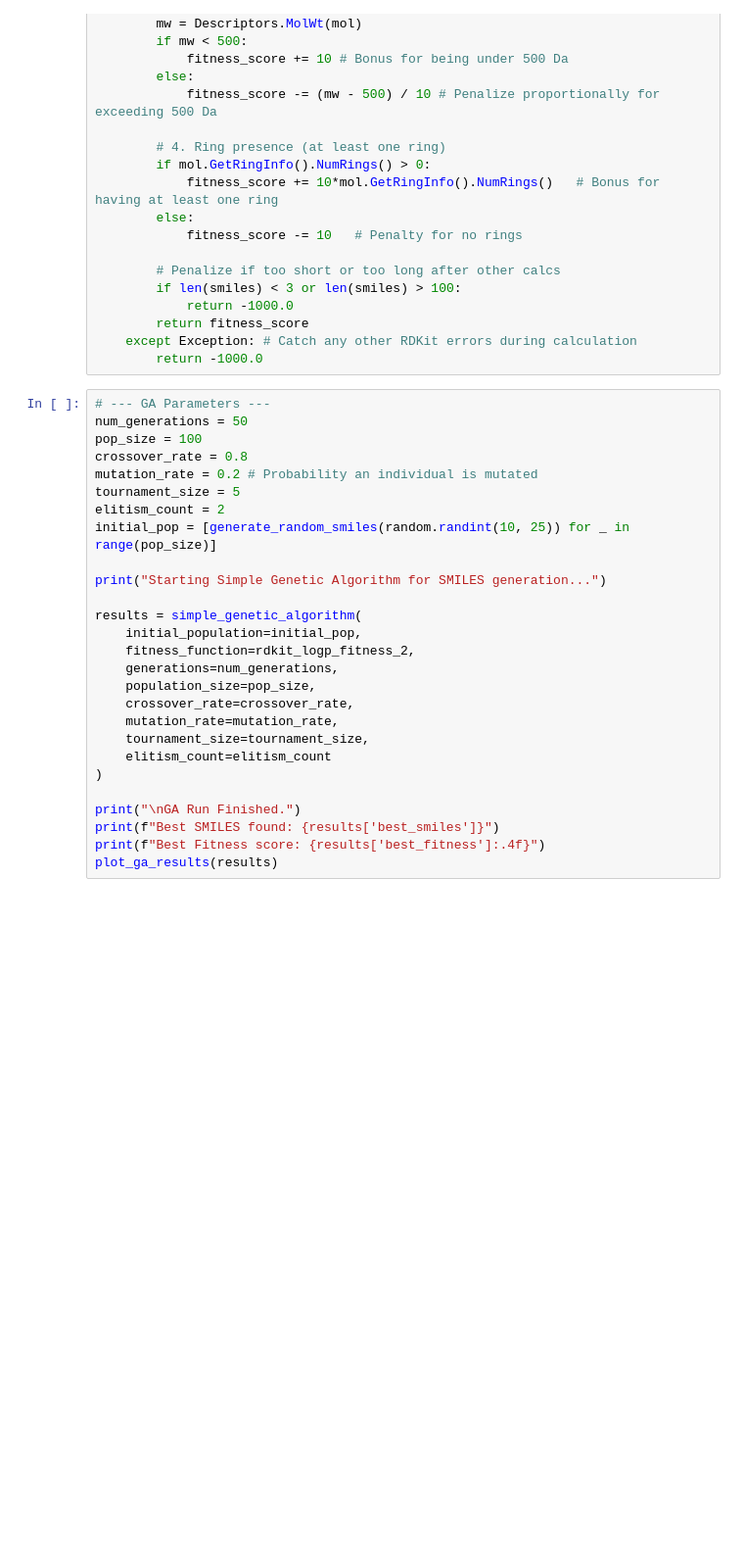
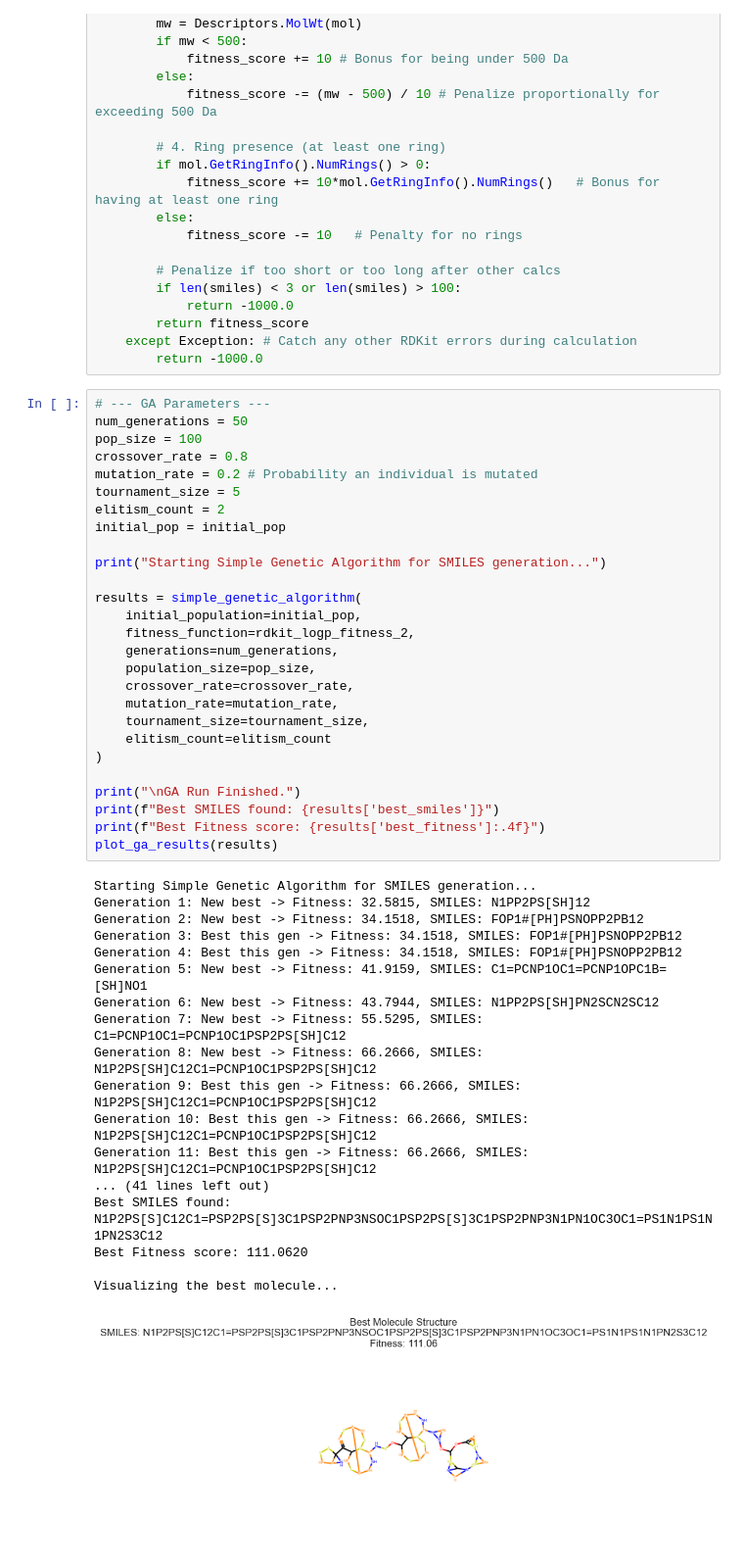
Before and after one commit to jhelaja/CHEM-006, a Jupyter notebook: Sessions/Laplaza_sessions/gm.ipynb, the cells around one changed output. Shown at 98% size. Cells and saved outputs as stored; diff of their text form; blank space fills up the shorter version.

```diff
--- a/Sessions/Laplaza_sessions/gm.ipynb
+++ b/Sessions/Laplaza_sessions/gm.ipynb
@@ -192,27 +237,46 @@ def rdkit_logp_fitness_2(smiles):
 # %%
 # --- GA Parameters ---
 num_generations = 50
 pop_size = 100
 crossover_rate = 0.8
 mutation_rate = 0.2 # Probability an individual is mutated
 tournament_size = 5
 elitism_count = 2
-initial_pop = [generate_random_smiles(random.randint(10, 25)) for _ in range(pop_size)]
+initial_pop = initial_pop
 
 print("Starting Simple Genetic Algorithm for SMILES generation...")
 
 results = simple_genetic_algorithm(
     initial_population=initial_pop,
     fitness_function=rdkit_logp_fitness_2,
     generations=num_generations,
     population_size=pop_size,
     crossover_rate=crossover_rate,
     mutation_rate=mutation_rate,
     tournament_size=tournament_size,
     elitism_count=elitism_count
 )
 
 print("\nGA Run Finished.")
 print(f"Best SMILES found: {results['best_smiles']}")
 print(f"Best Fitness score: {results['best_fitness']:.4f}")
 plot_ga_results(results)
+# %% [output]
+Starting Simple Genetic Algorithm for SMILES generation...
+Generation 1: New best -> Fitness: 32.5815, SMILES: N1PP2PS[SH]12
+Generation 2: New best -> Fitness: 34.1518, SMILES: FOP1#[PH]PSNOPP2PB12
+Generation 3: Best this gen -> Fitness: 34.1518, SMILES: FOP1#[PH]PSNOPP2PB12
+Generation 4: Best this gen -> Fitness: 34.1518, SMILES: FOP1#[PH]PSNOPP2PB12
+Generation 5: New best -> Fitness: 41.9159, SMILES: C1=PCNP1OC1=PCNP1OPC1B=[SH]NO1
+Generation 6: New best -> Fitness: 43.7944, SMILES: N1PP2PS[SH]PN2SCN2SC12
+Generation 7: New best -> Fitness: 55.5295, SMILES: C1=PCNP1OC1=PCNP1OC1PSP2PS[SH]C12
+Generation 8: New best -> Fitness: 66.2666, SMILES: N1P2PS[SH]C12C1=PCNP1OC1PSP2PS[SH]C12
+Generation 9: Best this gen -> Fitness: 66.2666, SMILES: N1P2PS[SH]C12C1=PCNP1OC1PSP2PS[SH]C12
+Generation 10: Best this gen -> Fitness: 66.2666, SMILES: N1P2PS[SH]C12C1=PCNP1OC1PSP2PS[SH]C12
+Generation 11: Best this gen -> Fitness: 66.2666, SMILES: N1P2PS[SH]C12C1=PCNP1OC1PSP2PS[SH]C12
+... (41 lines left out)
+Best SMILES found: N1P2PS[S]C12C1=PSP2PS[S]3C1PSP2PNP3NSOC1PSP2PS[S]3C1PSP2PNP3N1PN1OC3OC1=PS1N1PS1N1PN2S3C12
+Best Fitness score: 111.0620
+
+Visualizing the best molecule...
+[figure, added]
```
Also changed, not shown: parts of 11 cells of this notebook, 2 other files.
